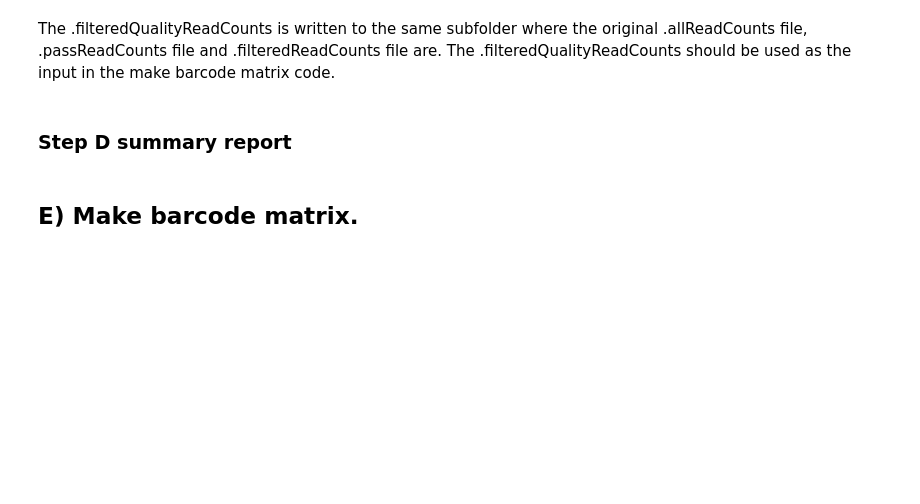
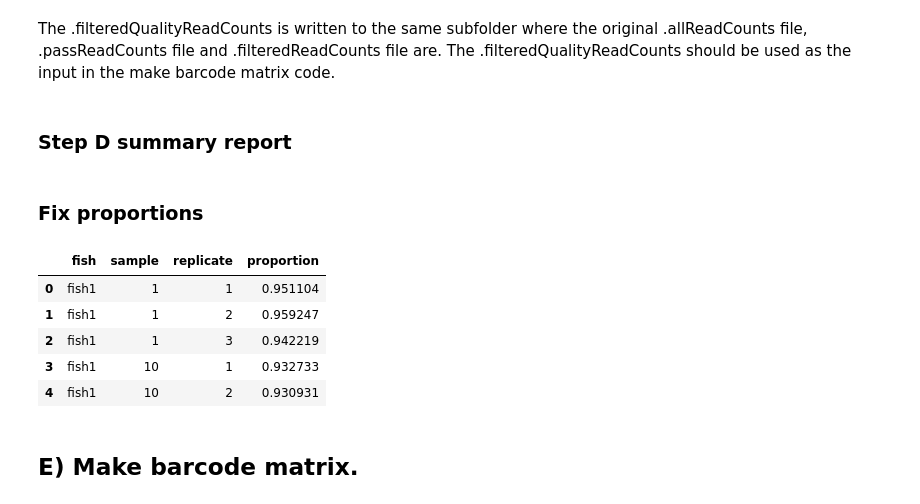
Before and after one commit to Gagnon-lab/weber-shrader, a Jupyter notebook: process_sperm_barcodes_newfilter.ipynb, the cells around one changed output. Drawn from its saved outputs; the diff is of its cells as text; code cells hidden in the pictures; blank space fills up the shorter version.

Commit message:
Fix proportions in final_data.csv

```diff
--- a/process_sperm_barcodes_newfilter.ipynb
+++ b/process_sperm_barcodes_newfilter.ipynb
@@ -858,3 +856,18 @@ for fish, sample, replicate in kept_groups:
 
 summary.write("\n")
 summary.close()
+# %% [markdown]
+### Fix proportions
+# %%
+# For each fish, sample, replicate, count the proportion of reads in the final
+# dataset compared to the allreadycounts data.
+prop_reads_kept = final_data.groupby(['fish', 'sample', 'replicate'], as_index = False)['proportion'].sum()
+prop_reads_kept.to_csv(experiments_subfolder + 'prop_reads_kept.csv', index = False)
+prop_reads_kept.head()
+# %% [output]
+|  | fish | sample | replicate | proportion |
+| 0 | fish1 | 1 | 1 | 0.951104 |
+| 1 | fish1 | 1 | 2 | 0.959247 |
+| 2 | fish1 | 1 | 3 | 0.942219 |
+| 3 | fish1 | 10 | 1 | 0.932733 |
+| 4 | fish1 | 10 | 2 | 0.930931 |
```
Also changed, not shown: parts of 9 cells of this notebook, 1 other file.
